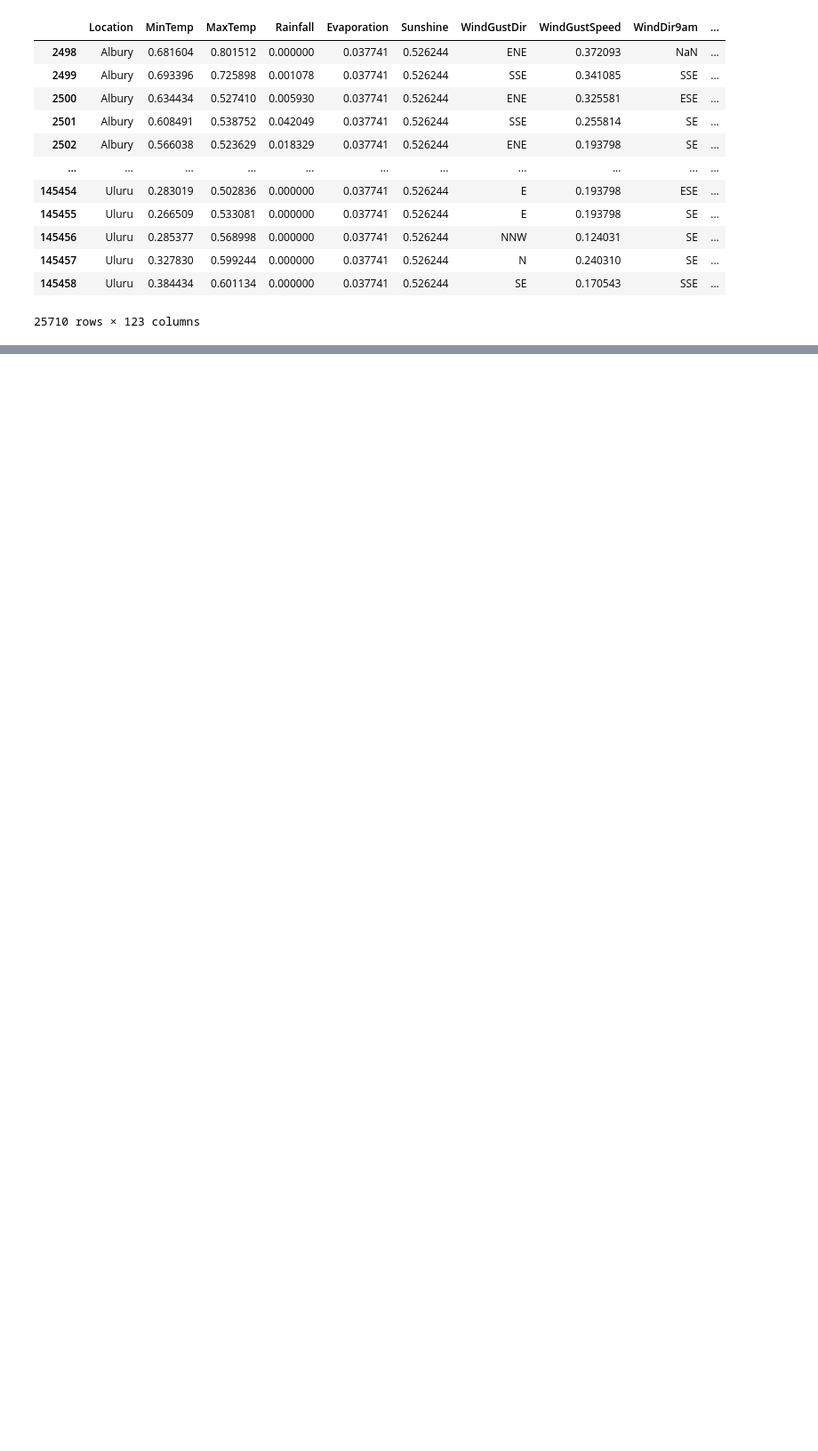
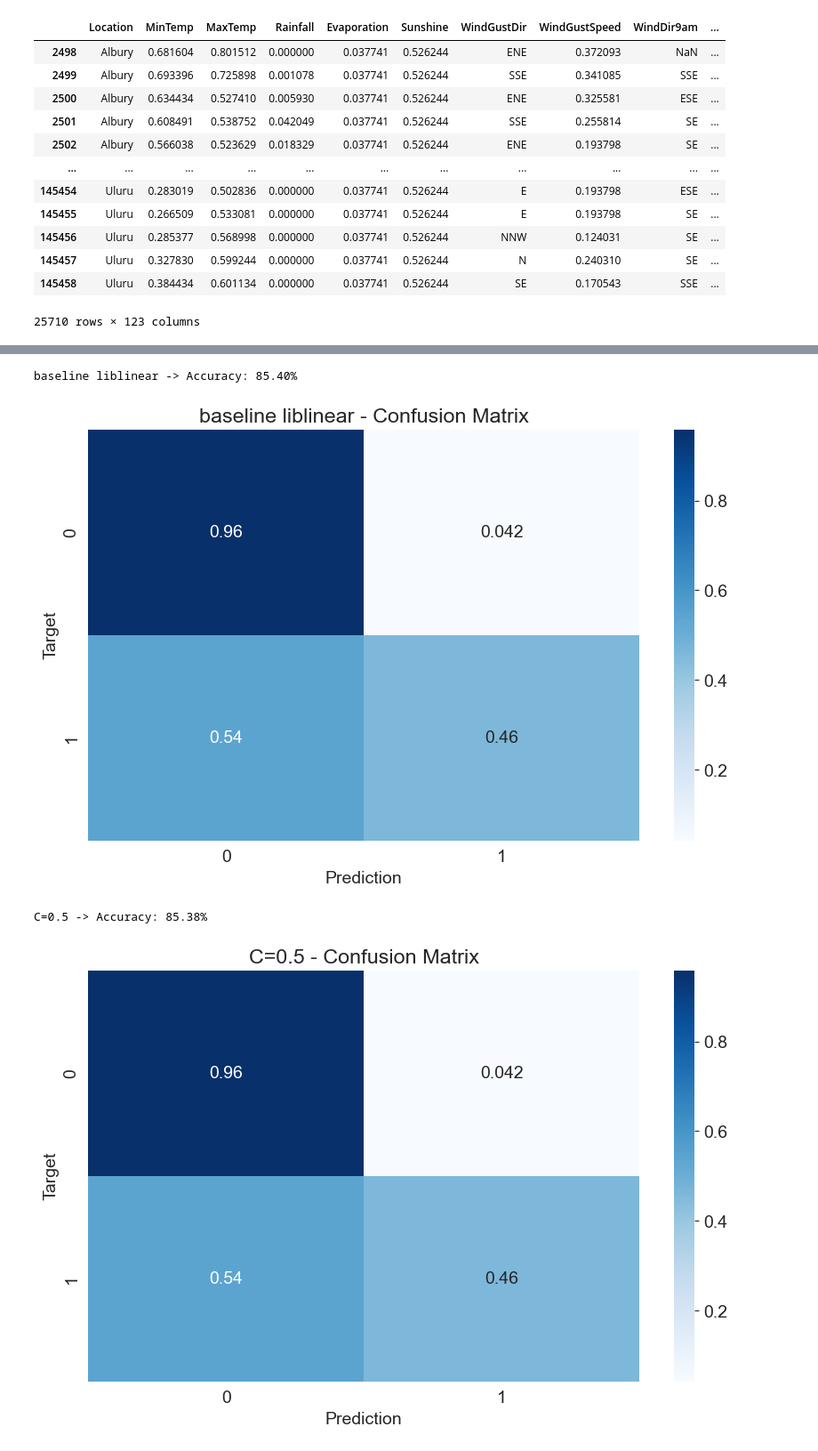
Before and after one commit to baldzhiyski/data-science-course, a Jupyter notebook: scikit-learn-course/logistic-regression/logistic-regression-lesson.ipynb, the cells around one changed output, grey strips where cells are left out. Shown at 89% size. Saved outputs shown, nothing was run; the diff lists cells and outputs as text; code cells hidden in the pictures; blank space fills up the shorter version.

```diff
--- a/scikit-learn-course/logistic-regression/logistic-regression-lesson.ipynb
+++ b/scikit-learn-course/logistic-regression/logistic-regression-lesson.ipynb
@@ -423,0 +535,47 @@ test_inputs
+# %%
+from sklearn.linear_model import LogisticRegression
+from sklearn.metrics import accuracy_score, confusion_matrix
+import seaborn as sns
+import matplotlib.pyplot as plt
+
+X_train = train_inputs[numeric_cols + encoded_cols]
+X_val   = val_inputs[numeric_cols + encoded_cols]
+y_train = train_targets
+y_val   = val_targets  # make sure you have this
+
+def evaluate_model(model, name=""):
+    model.fit(X_train, y_train)
+    preds = model.predict(X_val)
+    acc = accuracy_score(y_val, preds)
+    print(f"{name} -> Accuracy: {acc*100:.2f}%")
+
+    cf = confusion_matrix(y_val, preds, normalize='true')
+    plt.figure()
+    sns.heatmap(cf, annot=True, cmap="Blues")
+    plt.title(f"{name} - Confusion Matrix")
+    plt.xlabel("Prediction")
+    plt.ylabel("Target")
+    plt.show()
+    return acc
+
+# 1) baseline
+evaluate_model(LogisticRegression(solver="liblinear"), "baseline liblinear")
+
+# 2) stronger regularization (C smaller -> more regularization)
+evaluate_model(LogisticRegression(solver="liblinear", C=0.5), "C=0.5")
+evaluate_model(LogisticRegression(solver="liblinear", C=0.1), "C=0.1")
+
+# 3) weaker regularization (C bigger -> model can fit more)
+evaluate_model(LogisticRegression(solver="liblinear", C=2.0), "C=2.0")
+evaluate_model(LogisticRegression(solver="liblinear", C=5.0), "C=5.0")
+
+# 4) handle class imbalance (rain/no rain is often imbalanced)
+evaluate_model(LogisticRegression(solver="liblinear", class_weight="balanced"), "class_weight=balanced")
+
+# 5) try another solver that handles more features
+evaluate_model(LogisticRegression(solver="lbfgs", max_iter=1000), "lbfgs max_iter=1000")
+# %% [output]
+baseline liblinear -> Accuracy: 85.40%
+[figure, added]
+C=0.5 -> Accuracy: 85.38%
+[figure, added]
```
Also changed, not shown: parts of 32 cells of this notebook, 6 other files.
